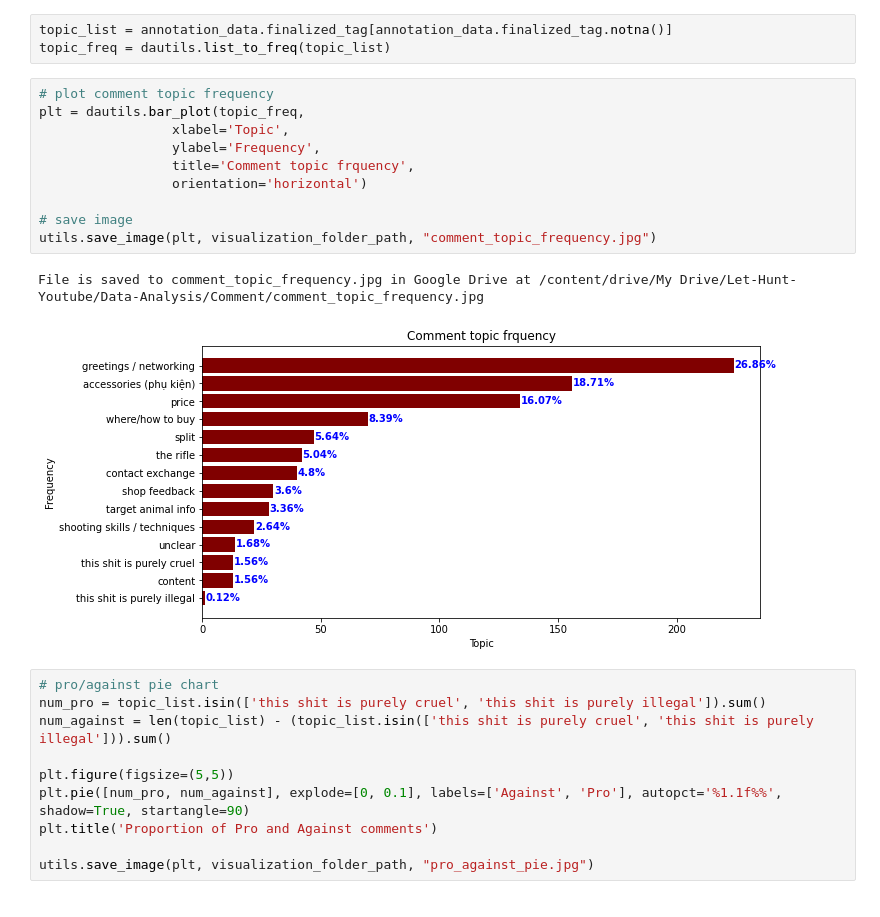
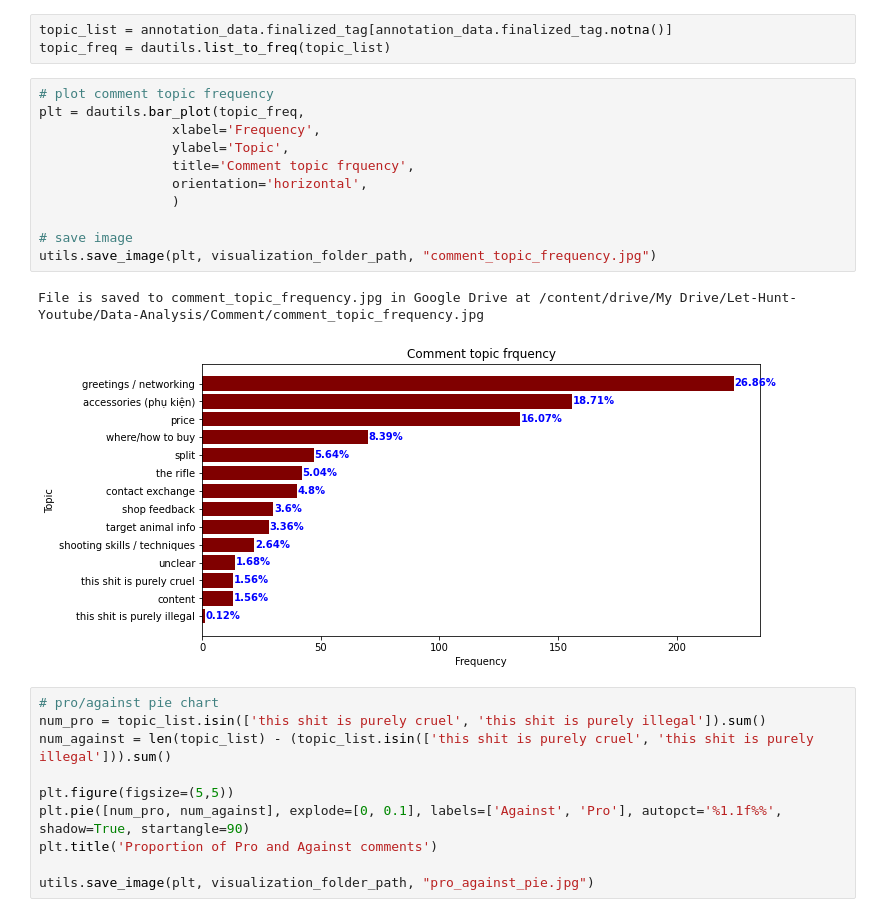
Before and after one commit to hoangantk6/Youtube_Hunting, a Jupyter notebook: 04-Data-Analysis/03_comment-analysis.ipynb, the cells around one changed output. Drawn from its saved outputs; the diff is of its cells as text.

```diff
--- a/04-Data-Analysis/03_comment-analysis.ipynb
+++ b/04-Data-Analysis/03_comment-analysis.ipynb
@@ -54,16 +54,17 @@ topic_freq = dautils.list_to_freq(topic_list)
 # %%
 # plot comment topic frequency
 plt = dautils.bar_plot(topic_freq,
-                 xlabel='Topic',
-                 ylabel='Frequency',
+                 xlabel='Frequency',
+                 ylabel='Topic',
                  title='Comment topic frquency',
-                 orientation='horizontal')
+                 orientation='horizontal',
+                 )
 
 # save image
 utils.save_image(plt, visualization_folder_path, "comment_topic_frequency.jpg")
 # %% [output]
 File is saved to comment_topic_frequency.jpg in Google Drive at /content/drive/My Drive/Let-Hunt-Youtube/Data-Analysis/Comment/comment_topic_frequency.jpg
-[figure, old version]
+[figure, new version]
 # %%
 # pro/against pie chart
 num_pro = topic_list.isin(['this shit is purely cruel', 'this shit is purely illegal']).sum()
```
Also changed, not shown: parts of 1 cell of this notebook.
